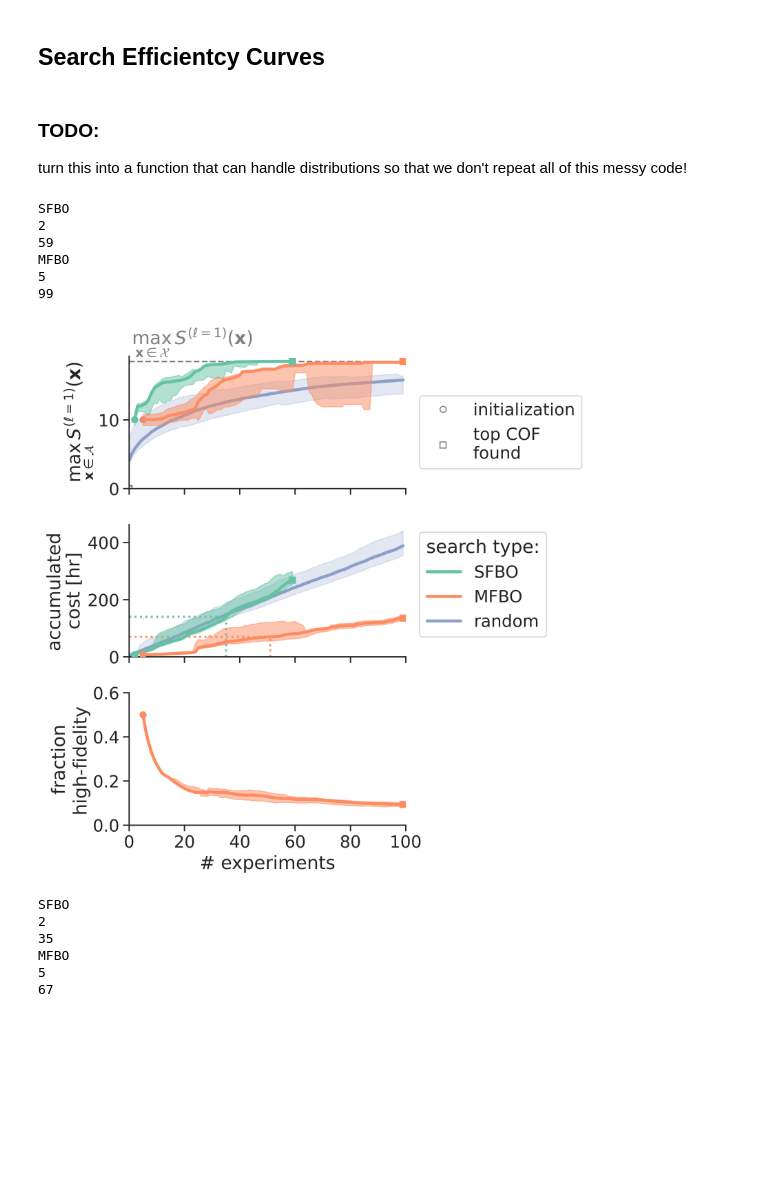
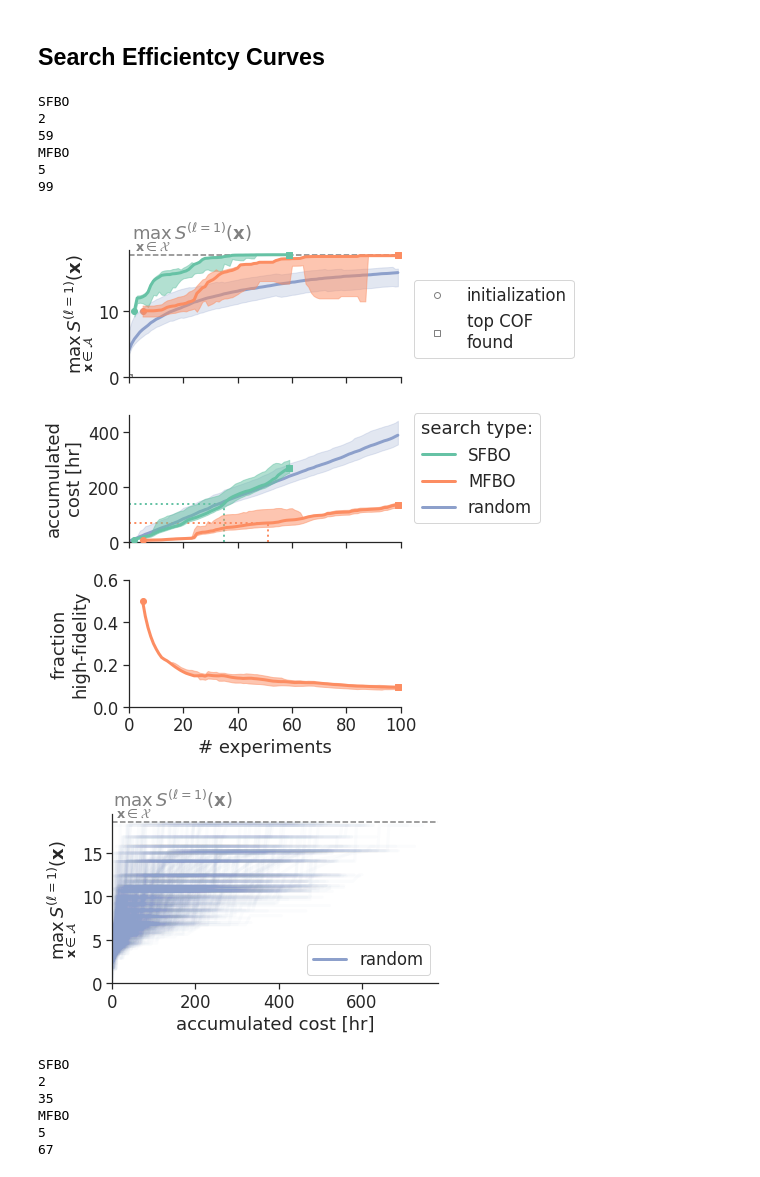
Before and after one commit to SimonEnsemble/multi-fidelity-BO-of-COFs-for-Xe-Kr-seps, a Jupyter notebook: viz.ipynb, the cells around one changed output. Saved outputs shown, nothing was run; the diff lists cells and outputs as text; code cells hidden in the pictures; blank space fills up the shorter version.

Commit message:
working on new search efficiency plot working on radar plot

```diff
--- a/viz.ipynb
+++ b/viz.ipynb
@@ -224,7 +203,4 @@ MFBO  max search time =  176.38991351988582
 [figure]
 # %% [markdown]
 ## Search Efficientcy Curves
-# %% [markdown]
-### TODO:
-turn this into a function that can handle distributions so that we don't repeat all of this messy code!
 # %%
@@ -231,7 +211,7 @@ turn this into a function that can handle distributions so that we don't repeat
 def plot_search_data():
     return
 # %%
-fig, ax = plt.subplots(3, 1, sharex=True, figsize=(8, 8), dpi=600)
+fig, ax = plt.subplots(3, 1, sharex=True, figsize=(8, 8))
 markers = dict({0 : '+', 1: 'x'})
 
 for i, res, search_type in zip([0, 1], [sfbo_res, mfbo_res], ["SFBO", "MFBO"]):
@@ -369,35 +349,35 @@ ax[0].set_ylim(ymin=0)
 ax[0].set_ylabel(r'$\max_{\mathbf{x} \in \mathcal{A}}\, S^{(\ell=1)}(\mathbf{x})$')
 # dummy plots for legend
 p_empty_cir = ax[0].plot([0], marker='o', linestyle='none',
                           markerfacecolor='none', markeredgecolor='grey', label='initialization')
 p_empty_sqr = ax[0].plot([0], marker='s', linestyle='none',
                           markerfacecolor='none', markeredgecolor='grey', label='top COF\nfound')
 handles, labels = ax[0].get_legend_handles_labels()
 ax[0].legend([handles[0], handles[1]], [labels[0], labels[1]], loc=(1.05, 0.15))
 
 # accumulated cost
 ax[1].set_ylim(ymin=0)
 ax[1].set_ylabel("accumulated\ncost [hr]")
 ax[1].legend(title="search type:", loc=(1.05, 0.15))
 
 # fidelity fraction
 ax[2].set_ylim([0, 0.6])
 ax[2].set_xlabel("# experiments")
 ax[2].set_ylabel("fraction\nhigh-fidelity")
 
 plt.tight_layout()
 sns.despine()
 if save_plots:
-    plt.savefig("./figs/SearchEfficiency_AccCost_FidFrac_distributions.pdf", format="pdf")
+    plt.savefig("./figs/SearchEfficiency_AccCost_FidFrac_distributions.pdf", dpi=1200, format="pdf")
 plt.show()
 # %% [output]
 SFBO
 2
 59
 MFBO
 5
 99
-[figure, old version]
+[figure, new version]
 # %%
 # fig, ax = plt.subplots(3, 1, sharex=True, figsize=(8, 8), dpi=600)
 # markers = dict({0 : '+', 1: 'x'})
@@ -524,3 +508,45 @@ MFBO
+# %%
+fig = plt.figure()
+
+for i, rs_ids in enumerate(random_search_res['ids_acquired']):
+    y_maxes = get_y_maxes_acquired(y[1][rs_ids.tolist()].tolist())
+    iter_stop = np.argmax(y_maxes)
+
+    if iter_stop == 0:
+        iter_stop = 1
+
+    plt.plot(random_search_res['accumulated_cost'][i].tolist()[:iter_stop],
+             y_maxes[:iter_stop],
+             color='C2', alpha=0.03)
+
+
+plt.plot([], [], label='random', color='C2')
+
+###
+#  global maximum
+###
+plt.axhline(y=max(y[1]), color="gray", ls="--", lw=1.5)
+plt.text(1.0, max(y[1]) + 2.0,
+           r"$\max_{\mathbf{x} \in \mathcal{X}}\, S^{(\ell=1)}(\mathbf{x})$",
+           color="gray")
+
+###
+#  axis settings
+###
+plt.xlim(xmin=0) # xmax=250
+plt.ylim(ymin=0)
+plt.xlabel("accumulated cost [hr]")
+plt.ylabel(r'$\max_{\mathbf{x} \in \mathcal{A}}\, S^{(\ell=1)}(\mathbf{x})$')
+
+plt.legend()
+
+sns.despine()
+plt.tight_layout()
+if save_plots:
+    plt.savefig("./figs/RandomSearch_AccCostDist.pdf", dpi=600, format='pdf')
+plt.show()
+# %% [output]
+[figure, added]
 # %%
 fig = plt.figure(figsize=(8, 8))
 markers = dict({0 : '+', 1: 'x'})
```
Also changed, not shown: parts of 8 cells of this notebook.
